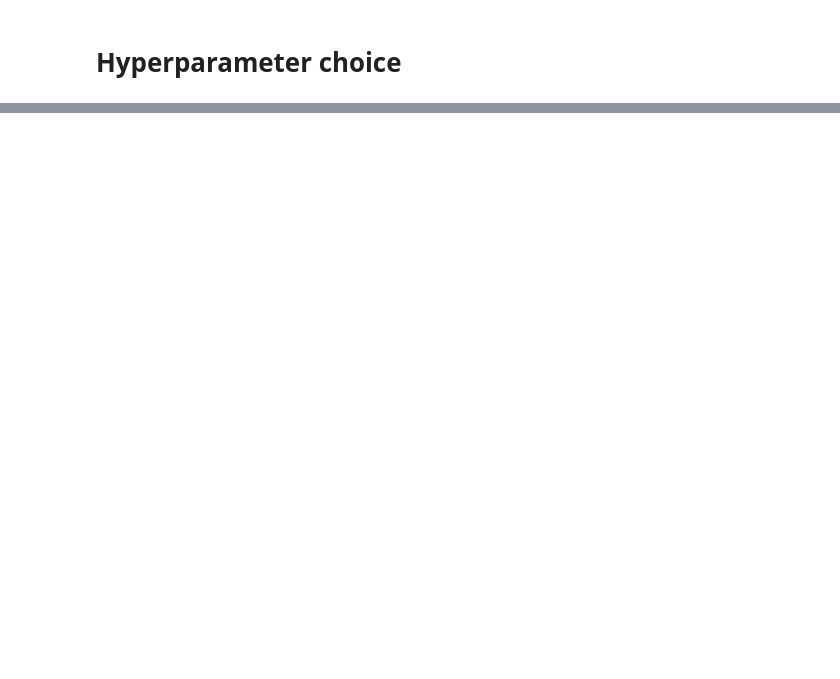
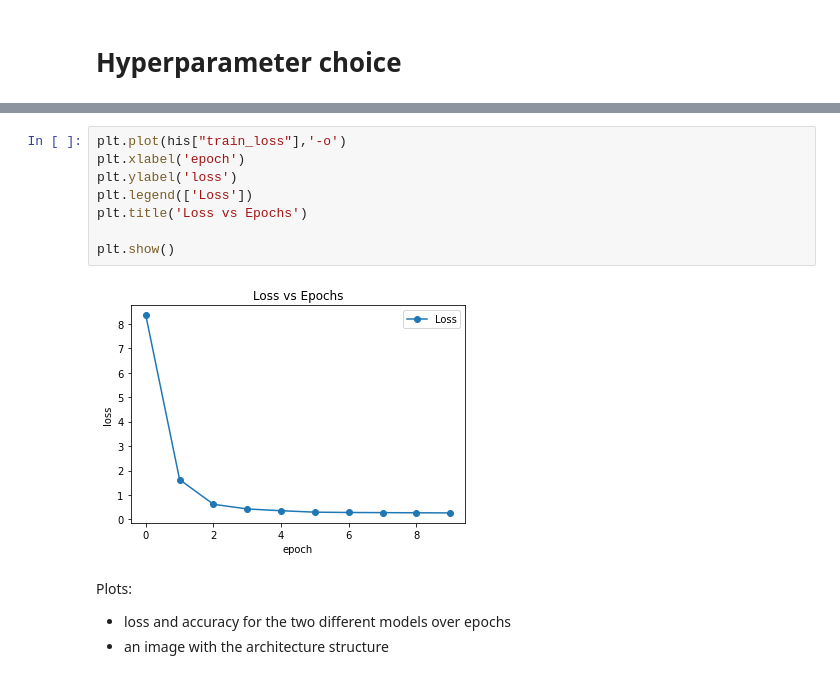
Before and after one commit to aim56009/AI-MA_project, a Jupyter notebook: Masterproject_final.ipynb, the cells around one changed output, grey strips where cells are left out. Saved outputs shown, nothing was run; the diff lists cells and outputs as text; blank space fills up the shorter version.

```diff
--- a/Masterproject_final.ipynb
+++ b/Masterproject_final.ipynb
@@ -405,0 +439,15 @@ Adjusting learning rate of group 0 to 1.0000e-04.
+# %%
+plt.plot(his["train_loss"],'-o')
+plt.xlabel('epoch')
+plt.ylabel('loss')
+plt.legend(['Loss'])
+plt.title('Loss vs Epochs')
+
+plt.show()
+# %% [output]
+[figure, added]
+# %% [markdown]
+Plots:
+
+* loss and accuracy for the two different models over epochs
+* an image with the architecture structure
```
Also changed, not shown: parts of 5 cells of this notebook.
